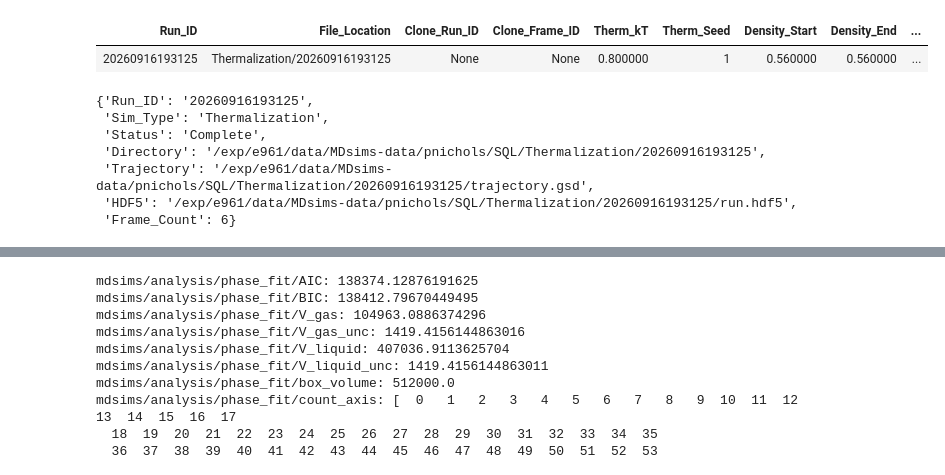
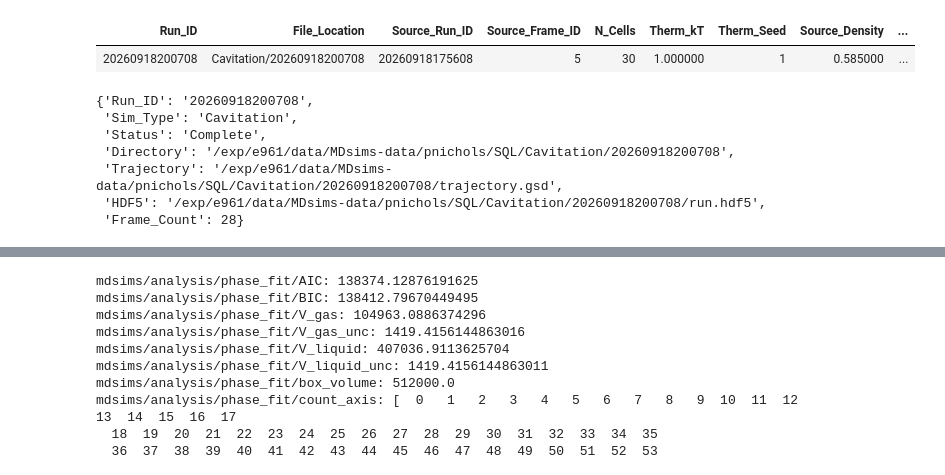
Before and after one commit to SBC-Collaboration/MDsims, a Jupyter notebook: InspectState.ipynb, the cells around one changed output, grey strips where cells are left out. Saved outputs shown, nothing was run; the diff lists cells and outputs as text; code cells hidden in the pictures.

```diff
--- a/InspectState.ipynb
+++ b/InspectState.ipynb
@@ -7,7 +7,7 @@ importlib.reload(md_Helpers)
 from md_Helpers import open_run
 
 
-run = open_run("20260916193125")
+run = open_run("20260918200708")
 run.info()
 # %% [output]
 | Run_ID | Sim_Type | Status | Directory | Trajectory | HDF5 | Frame_Count |
@@ -17,11 +17,11 @@ run.info()
-| Run_ID | File_Location | Clone_Run_ID | Clone_Frame_ID | Therm_kT | Therm_Seed | Density_Start | Density_End | ... |
-| 20260916193125 | Thermalization/20260916193125 | None | None | 0.800000 | 1 | 0.560000 | 0.560000 | ... |
+| Run_ID | File_Location | Source_Run_ID | Source_Frame_ID | N_Cells | Therm_kT | Therm_Seed | Source_Density | ... |
+| 20260918200708 | Cavitation/20260918200708 | 20260918175608 | 5 | 30 | 1.000000 | 1 | 0.585000 | ... |
-{'Run_ID': '20260916193125',
- 'Sim_Type': 'Thermalization',
+{'Run_ID': '20260918200708',
+ 'Sim_Type': 'Cavitation',
  'Status': 'Complete',
- 'Directory': '/exp/e961/data/MDsims-data/pnichols/SQL/Thermalization/20260916193125',
- 'Trajectory': '/exp/e961/data/MDsims-data/pnichols/SQL/Thermalization/20260916193125/trajectory.gsd',
- 'HDF5': '/exp/e961/data/MDsims-data/pnichols/SQL/Thermalization/20260916193125/run.hdf5',
- 'Frame_Count': 6}
+ 'Directory': '/exp/e961/data/MDsims-data/pnichols/SQL/Cavitation/20260918200708',
+ 'Trajectory': '/exp/e961/data/MDsims-data/pnichols/SQL/Cavitation/20260918200708/trajectory.gsd',
+ 'HDF5': '/exp/e961/data/MDsims-data/pnichols/SQL/Cavitation/20260918200708/run.hdf5',
+ 'Frame_Count': 28}
 # %%
 # 3D views
```
Also changed, not shown: parts of 4 cells of this notebook, 5 other files.
